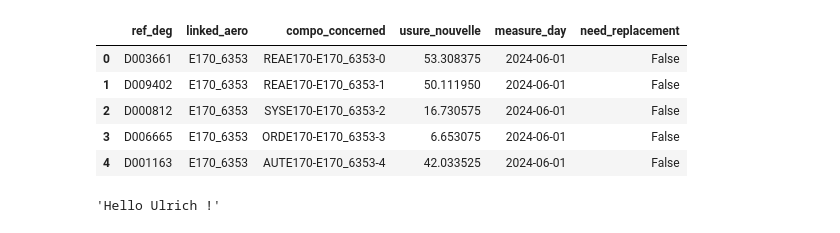
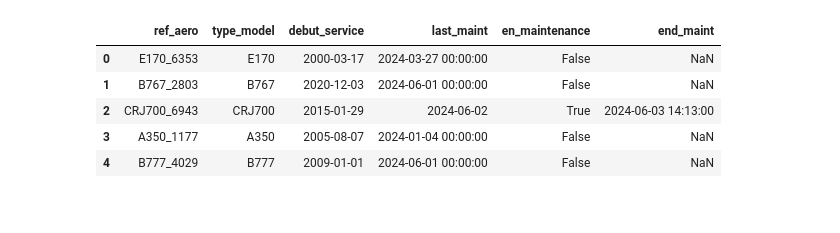
Before and after one commit to Patrick-NII/Sky_Analytics, a Jupyter notebook: Preprocessing/df_aeronef.ipynb, the cells around one changed output. Cells and saved outputs as stored; diff of their text form; code cells hidden in the pictures.

```diff
--- a/Preprocessing/df_aeronef.ipynb
+++ b/Preprocessing/df_aeronef.ipynb
@@ -11,2 +12,2 @@ from dev_tools import autoclean_dataset, say_hello
 # %%
-df_aeronef = autoclean_dataset('D:\\Sky_Analytics\\Datasets\\df_aeronef\\aeronefs_2024-06-02.csv')
+df_aeronef = pd.read_csv('D:\\Top_gun\\Datasets\\df_aeronef\\aeronefs_2024-06-02.csv')
@@ -49,2 +13,0 @@ dtype: int64
-# %%
-df_aeronef = pd.read_csv('D:\\Sky_Analytics\\Datasets\\df_aeronef\\aeronefs_2024-06-02.csv')
@@ -80,15 +14,9 @@ df_logs_vols.head()
-# %%
-# Vérification des doublons trouver dans la table 'df_aeronef' de la tables 'df_degradations'
-df_degrade = pd.read_csv('D:\\Sky_Analytics\\Datasets\\df_degradations\\degradations.csv')
-df_degrade.head()
-# %% [output]
-|  | ref_deg | linked_aero | compo_concerned | usure_nouvelle | measure_day | need_replacement |
-| 0 | D003661 | E170_6353 | REAE170-E170_6353-0 | 53.308375 | 2024-06-01 | False |
-| 1 | D009402 | E170_6353 | REAE170-E170_6353-1 | 50.111950 | 2024-06-01 | False |
-| 2 | D000812 | E170_6353 | SYSE170-E170_6353-2 | 16.730575 | 2024-06-01 | False |
-| 3 | D006665 | E170_6353 | ORDE170-E170_6353-3 | 6.653075 | 2024-06-01 | False |
-| 4 | D001163 | E170_6353 | AUTE170-E170_6353-4 | 42.033525 | 2024-06-01 | False |
-# %%
-say_hello('Ulrich')
-# %% [output]
-'Hello Ulrich !'
+# %%
+df_aeronef.head()
+# %% [output]
+|  | ref_aero | type_model | debut_service | last_maint | en_maintenance | end_maint |
+| 0 | E170_6353 | E170 | 2000-03-17 | 2024-03-27 00:00:00 | False | NaN |
+| 1 | B767_2803 | B767 | 2020-12-03 | 2024-06-01 00:00:00 | False | NaN |
+| 2 | CRJ700_6943 | CRJ700 | 2015-01-29 | 2024-06-02 | True | 2024-06-03 14:13:00 |
+| 3 | A350_1177 | A350 | 2005-08-07 | 2024-01-04 00:00:00 | False | NaN |
+| 4 | B777_4029 | B777 | 2009-01-01 | 2024-06-01 00:00:00 | False | NaN |
```
Also changed, not shown: parts of 15 cells of this notebook, 6 other files.
